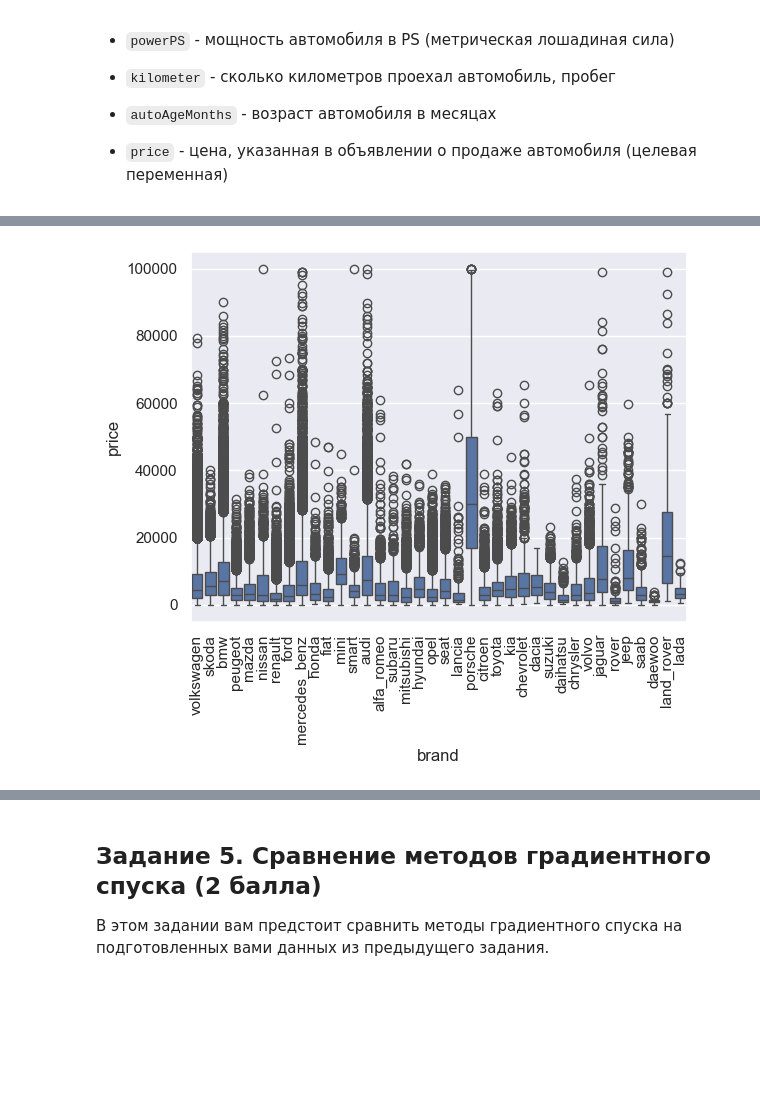
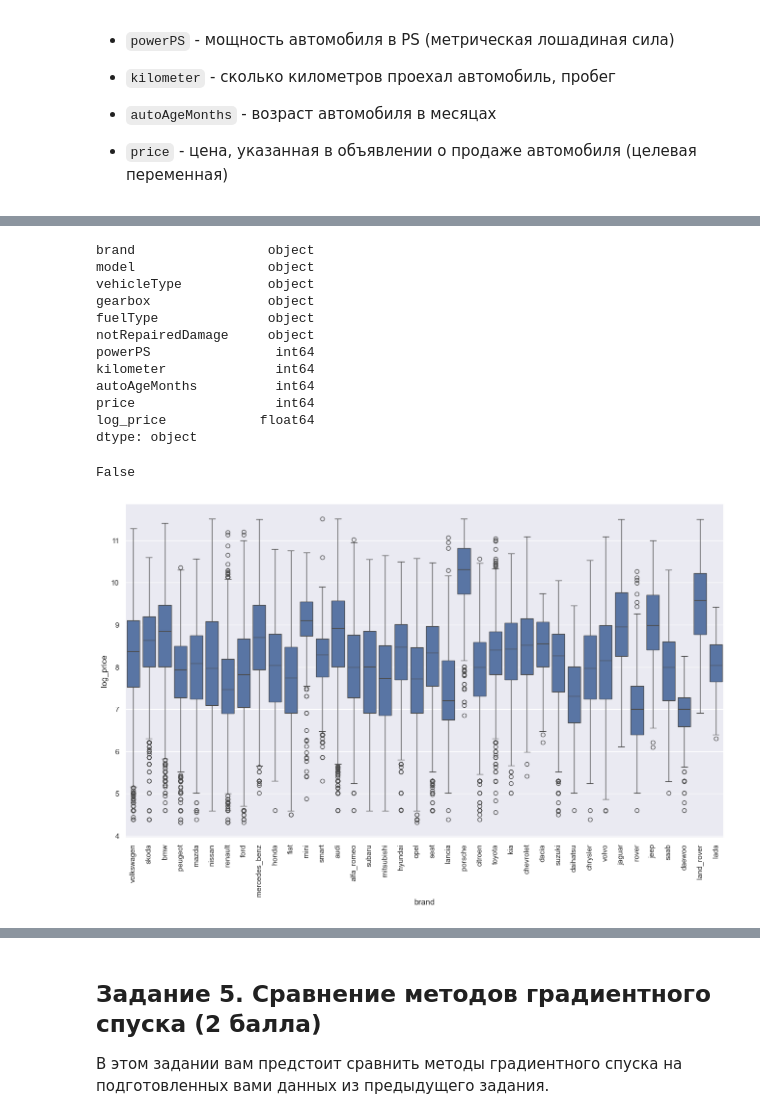
Before and after one commit to Mortie1/hse_ml_1_hw, a Jupyter notebook: ml_hw_3/homework-practice-03-gd.ipynb, the cells around one changed output, grey strips where cells are left out. Drawn from its saved outputs; the diff is of its cells as text; code cells hidden in the pictures; blank space fills up the shorter version.

```diff
--- a/ml_hw_3/homework-practice-03-gd.ipynb
+++ b/ml_hw_3/homework-practice-03-gd.ipynb
@@ -357,3 +357,8 @@ data.head()
 
 
 * `price` - цена, указанная в объявлении о продаже автомобиля (целевая переменная)
+# %%
+# нарисуем просто распределение цен
+sns.set(rc={'figure.figsize':(16,9)})
+plt.hist(data.price, bins=100)
+plt.show
@@ -359,0 +376,11 @@ data.head()
+# %%
+# заметим, что логарифм цен распределён значительно более адекватно. Будем использовать его.
+# также тут точно есть машины с неадекватными ценами. Удалим слишком дешевые экземпляры
+
+data.drop(data[np.log(data.price) < 4.3].index, inplace=True)
+
+data["log_price"] = np.log(data.price)
+plt.hist(data.log_price, bins=100)
+plt.xlabel("log price")
+plt.ylabel("num of cars")
+plt.show()
@@ -360,6 +389,30 @@ data.head()
+# %%
+# посмотрим на типы данных в колонках
+data.dtypes
+# вроде тут все адекватно, ничего кастить не надо
+# %% [output]
+brand                 object
+model                 object
+vehicleType           object
+gearbox               object
+fuelType              object
+notRepairedDamage     object
+powerPS                int64
+kilometer              int64
+autoAgeMonths          int64
+price                  int64
+log_price            float64
+dtype: object
+# %%
+# проверим, что тут нету NaN
+data.isnull().values.any()
+# %% [output]
+False
 # %%
-sns.boxplot(data=data, x="brand", y="price")
+
+# построим распределение цен на бренды
+g = sns.boxplot(data=data, x="brand", y="log_price")
 plt.xticks(rotation=90)
 plt.show()
 # %% [output]
-[figure, old version]
+[figure, new version]
```
Also changed, not shown: parts of 84 cells of this notebook, 2 other files.
